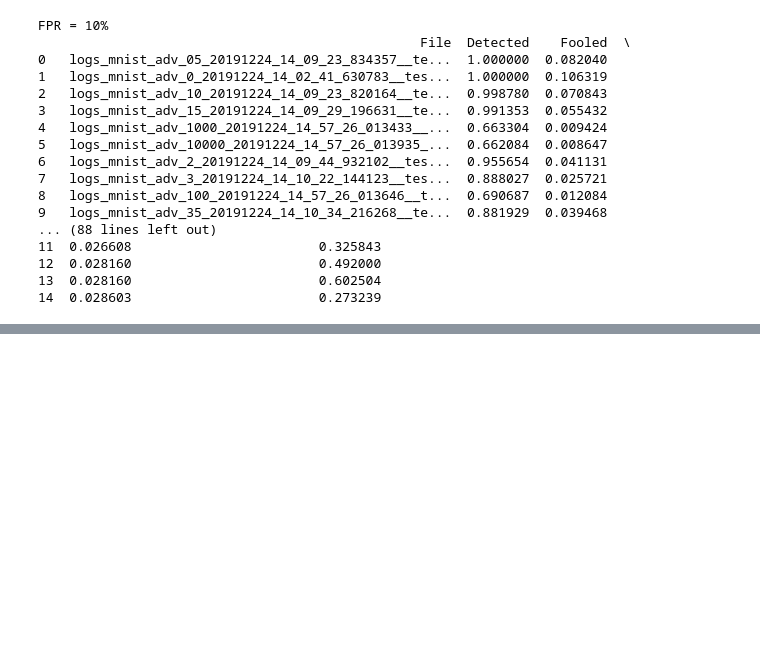
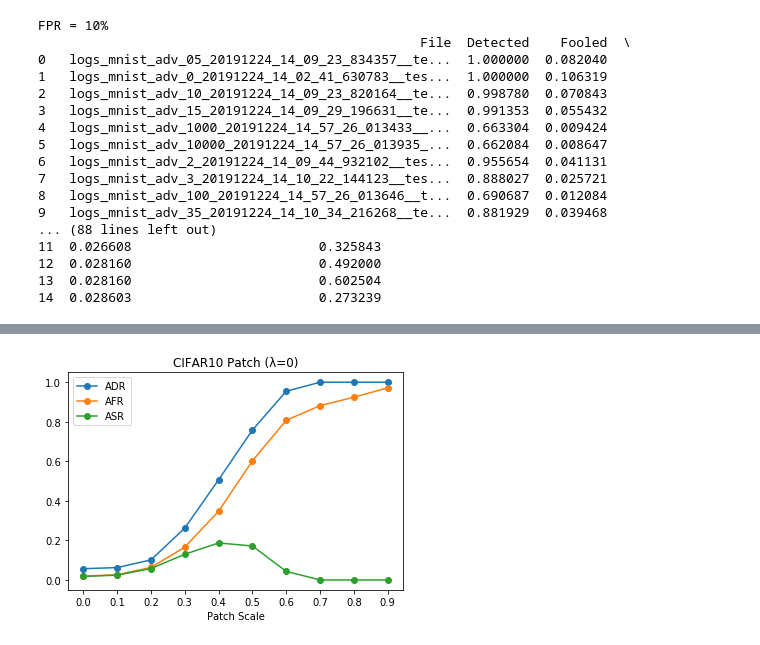
Before and after one commit to PerryXDeng/detecting-adversarial-patches-capsule-networks, a Jupyter notebook: recon_error_analysis.ipynb, the cells around one changed output, grey strips where cells are left out. Saved outputs shown, nothing was run; the diff lists cells and outputs as text; code cells hidden in the pictures; blank space fills up the shorter version.

```diff
--- a/recon_error_analysis.ipynb
+++ b/recon_error_analysis.ipynb
@@ -213,0 +226,7 @@ FPR = 10%
+# %%
+path = "logs/cifar10/bg_recon_0/20191024_14:00:15:440334_/test/"
+file = "logs_cifar10_bg0_adv_00_20200214_15_08_18_168464__train_saved_patch_png_test.csv"
+df = pd.read_csv(path + file)
+display_scaled_patch_success_detection_rates(df, 0, 0.05629755, title="CIFAR10 Patch (λ=0)", pdfout="naive.pdf")
+# %% [output]
+[figure, added]
```
Also changed, not shown: parts of 4 cells of this notebook.
